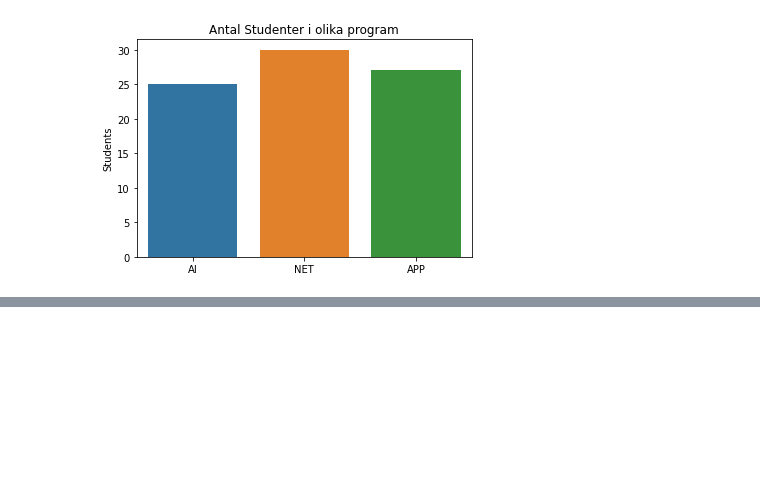
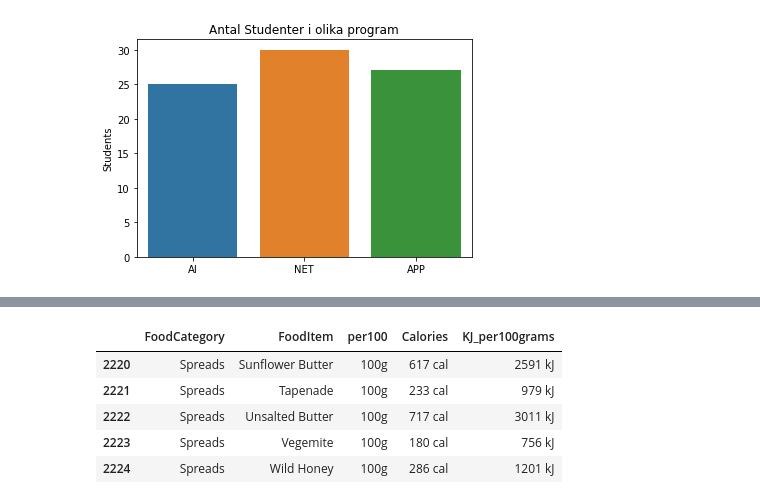
Before and after one commit to cseander/Databehandling-Christopher-Seander, a Jupyter notebook: Code Along/L1_pandas_basics.ipynb, the cells around one changed output, grey strips where cells are left out. Saved outputs shown, nothing was run; the diff lists cells and outputs as text; code cells hidden in the pictures; blank space fills up the shorter version.

```diff
--- a/Code Along/L1_pandas_basics.ipynb
+++ b/Code Along/L1_pandas_basics.ipynb
@@ -127,0 +201,10 @@ calories = pd.read_excel("data/calories.xlsx")
+# %%
+calories = calories.rename(dict(Cals_per100grams = "Calories", per100grams = "per100"), axis = "columns")
+calories.tail()
+# %% [output]
+|  | FoodCategory | FoodItem | per100 | Calories | KJ_per100grams |
+| 2220 | Spreads | Sunflower Butter | 100g | 617 cal | 2591 kJ |
+| 2221 | Spreads | Tapenade | 100g | 233 cal | 979 kJ |
+| 2222 | Spreads | Unsalted Butter | 100g | 717 cal | 3011 kJ |
+| 2223 | Spreads | Vegemite | 100g | 180 cal | 756 kJ |
+| 2224 | Spreads | Wild Honey | 100g | 286 cal | 1201 kJ |
```
Also changed, not shown: parts of 14 cells of this notebook.
